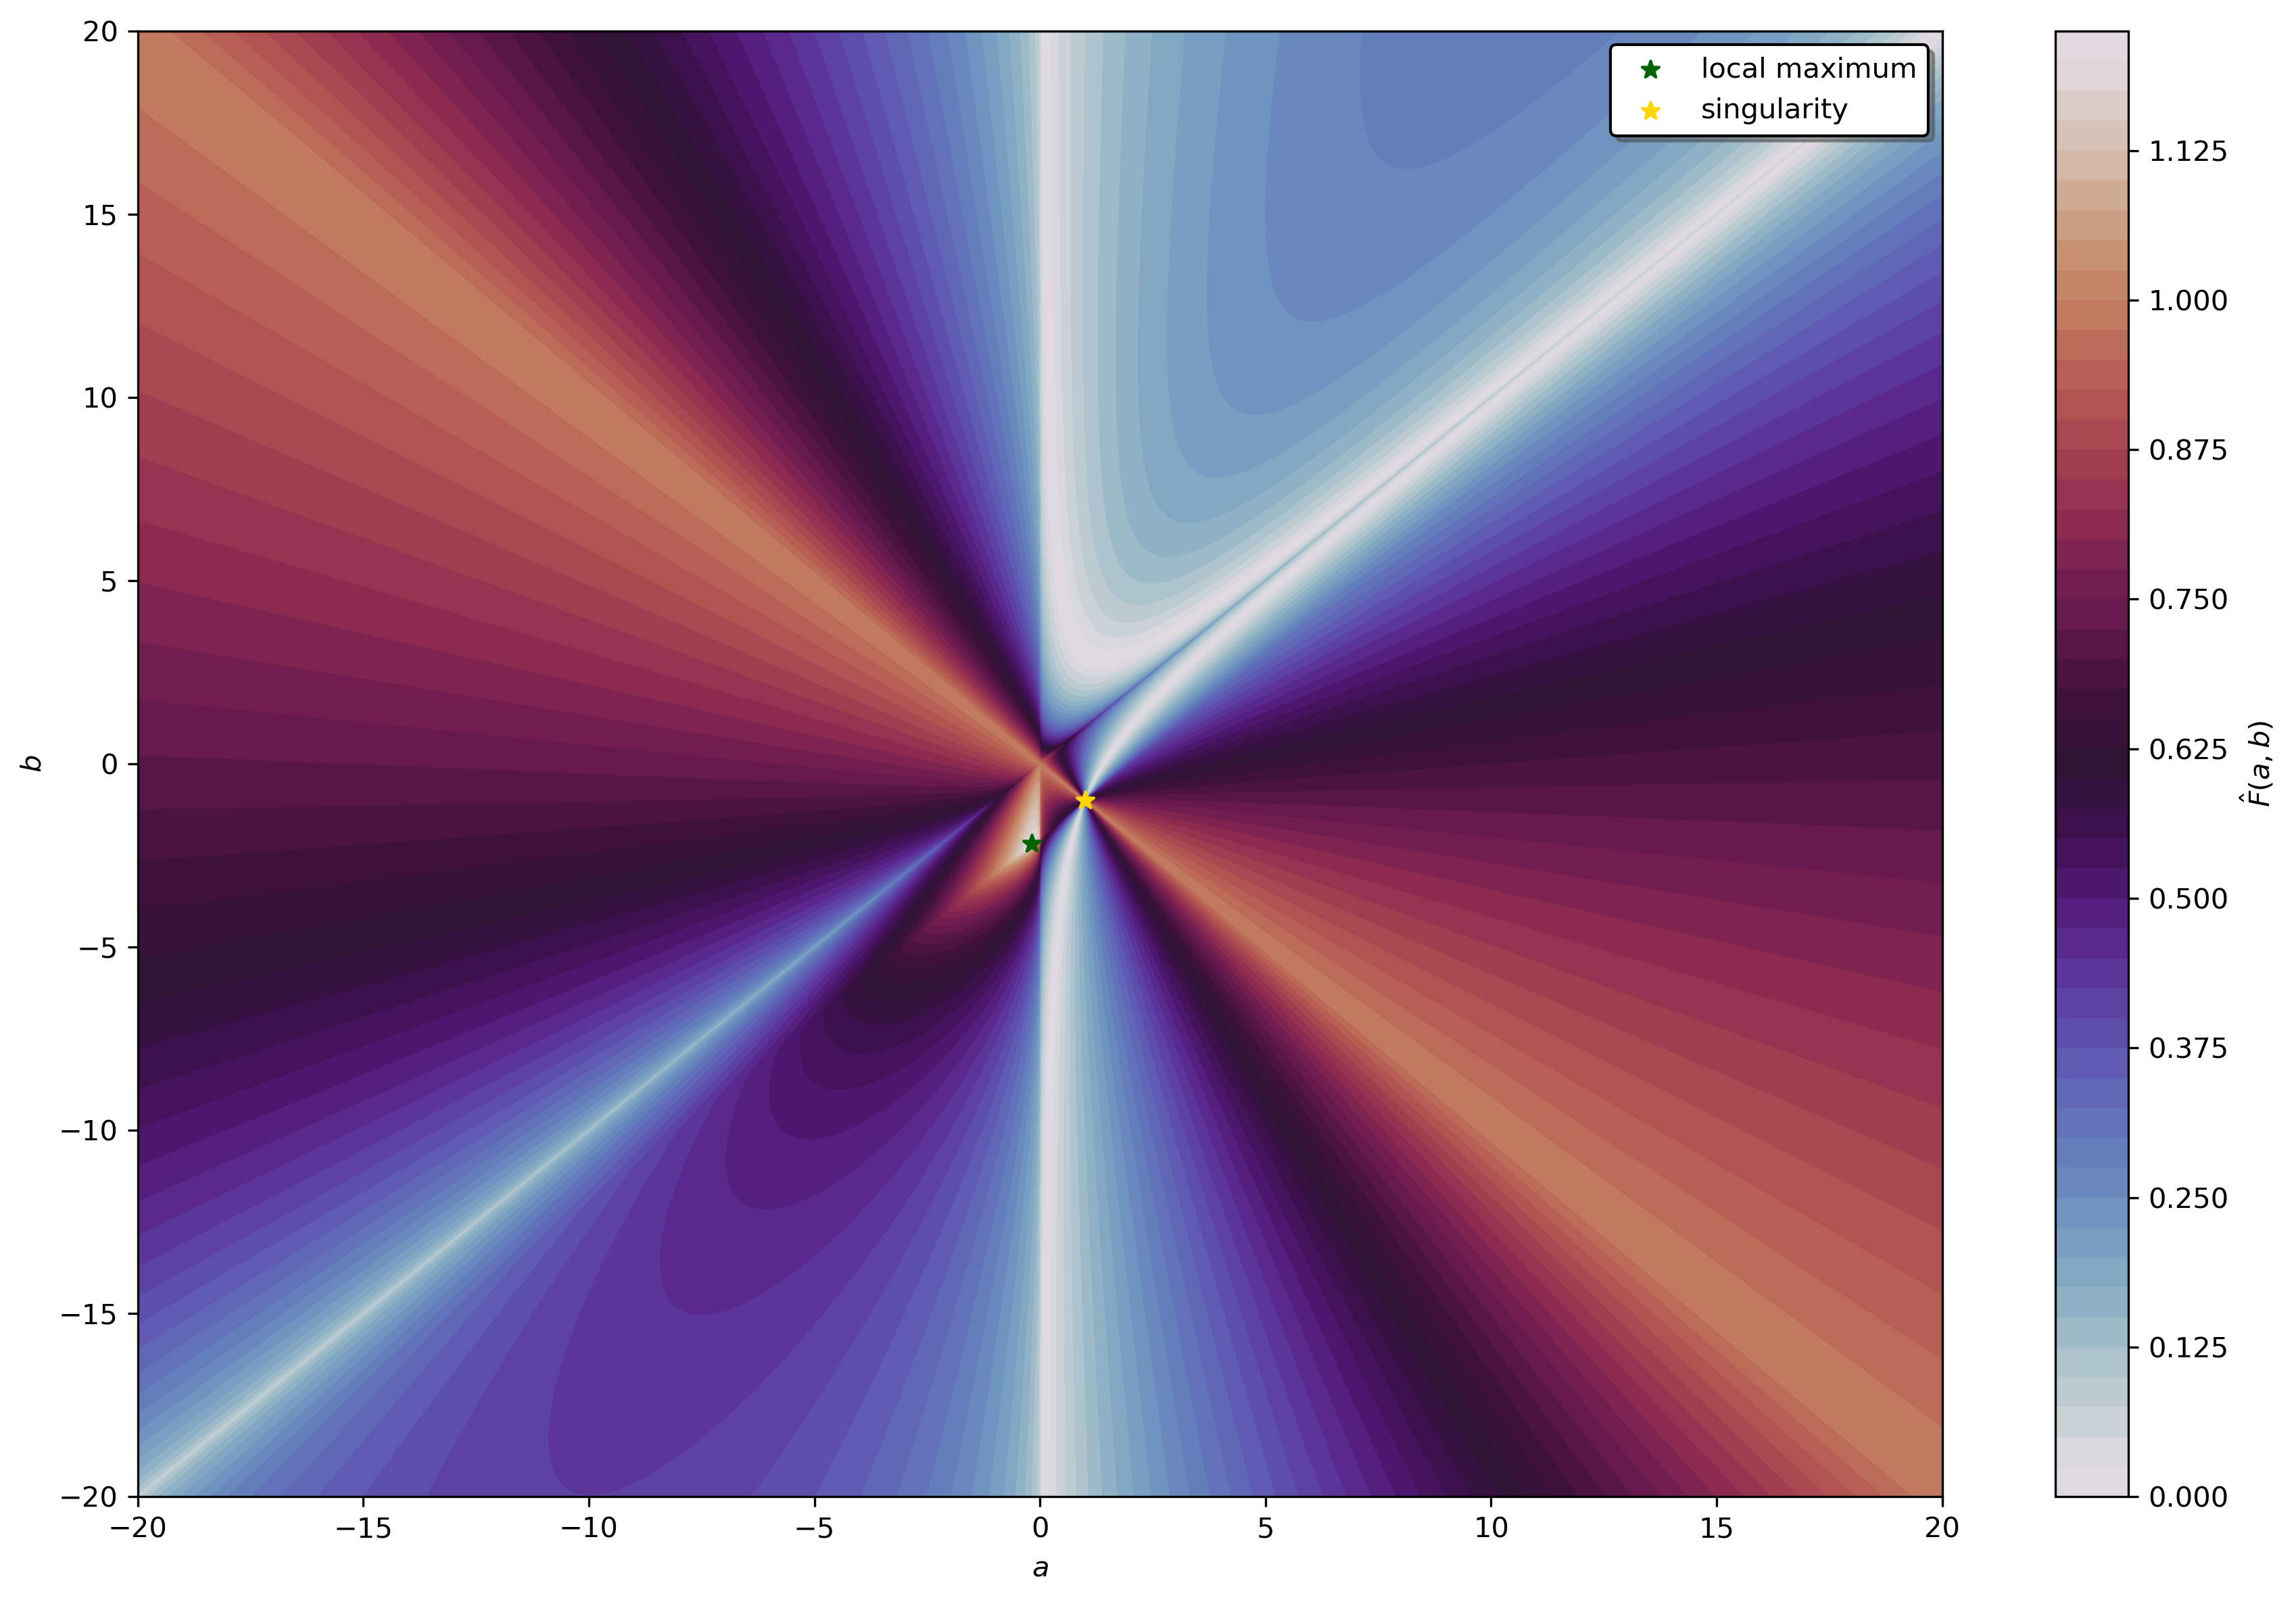
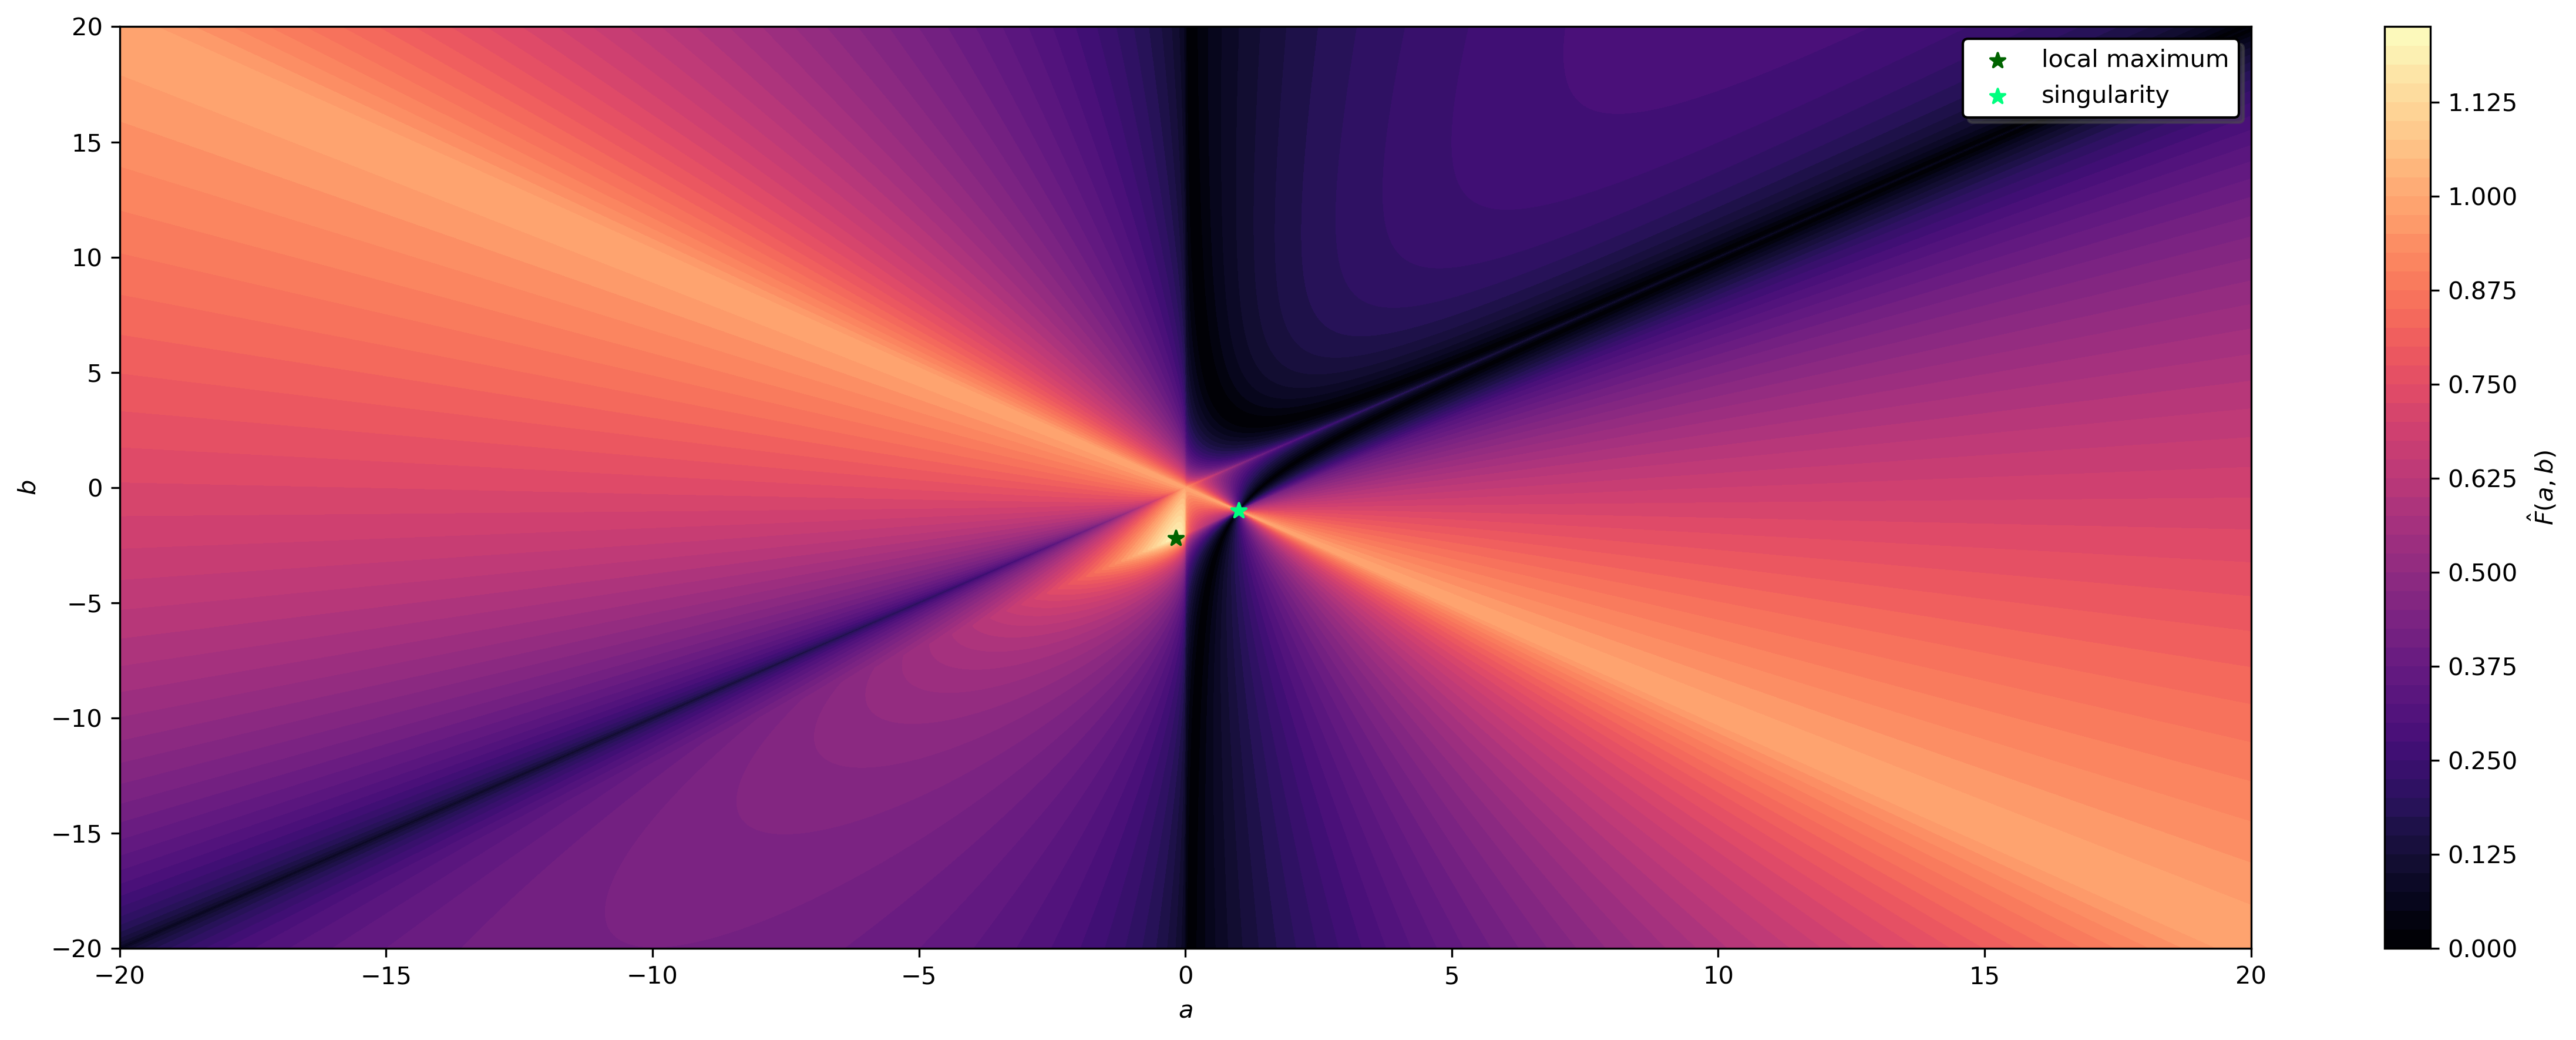
Code edit (unified diff) that turned the first committed figure into the second:
--- before
+++ after
@@ -1,6 +1,6 @@
-plt.figure(figsize=(12, 8), dpi=300)
-cmap = plt.contourf(x, y, f, levels=50, cmap='twilight')
+plt.figure(figsize=(16, 6), dpi=300)
+cmap = plt.contourf(x, y, f, levels=50, cmap='magma')
 plt.scatter(*xs[:, None], marker='*', label='local maximum', c='darkgreen', s=40)
-plt.scatter([1], [-1], marker='*', label='singularity', c='gold', s=40)
+plt.scatter([1], [-1], marker='*', label='singularity', c='springgreen', s=40)
 plt.xlabel(r'$a$', )#fontsize=15)
 plt.ylabel(r'$b$', )#fontsize=15)

Commit: Update bound_constants.ipynb